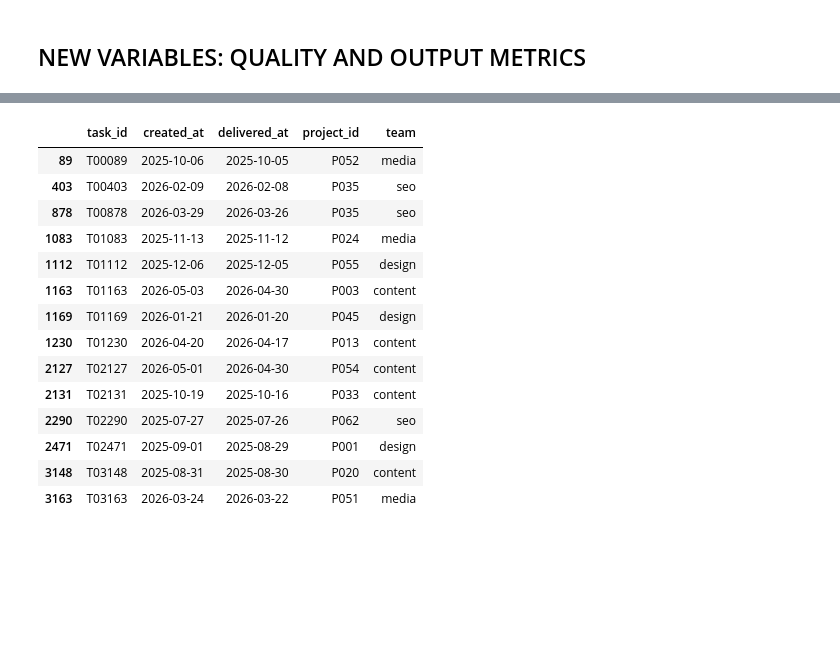
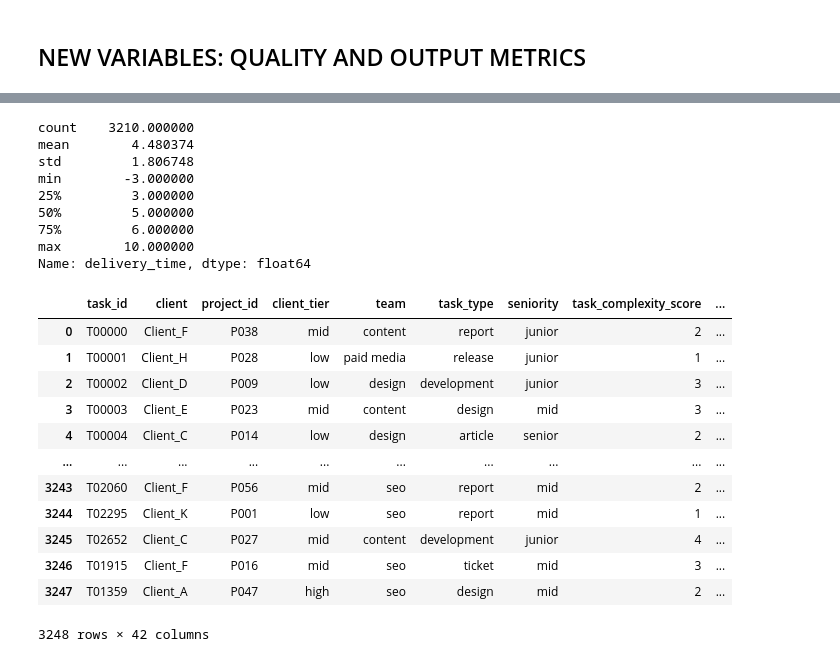
Before and after one commit to Cam-crt/FCM-Data-Alchemist, a Jupyter notebook: src/main.ipynb, the cells around one changed output, grey strips where cells are left out. Cells and saved outputs as stored; diff of their text form; code cells hidden in the pictures; blank space fills up the shorter version.

```diff
--- a/src/main.ipynb
+++ b/src/main.ipynb
@@ -1057,9 +1059,3 @@ plt.show()
 [figure]
 # %% [markdown]
 ## NEW VARIABLES: VALUE CREATION METRICS
-# %%
-raw_df["margin"] = raw_df["profit"] / raw_df["revenue"]
-raw_df["profit_per_hour"]= raw_df["profit"] / raw_df["hours_spent"]
-raw_df["revenue_per_hour"] = raw_df["revenue"] / raw_df["hours_spent"]
-
-# How much profit is generated for each dollar of revenue (margin)
@@ -1077,7 +1085,2 @@ raw_df["cost_ratio"] = raw_df["cost"] / raw_df["revenue"]
 # %% [markdown]
 ## NEW VARIABLES: QUALITY AND OUTPUT METRICS
-# %%
-raw_df["errors_per_hour"] = raw_df["errors"] / raw_df["hours_spent"]
-raw_df["revisions_per_hour"] = raw_df["revisions"] / raw_df["hours_spent"]
-
-# we can use also the column outcome_score tom evaluate quality
@@ -1086,24 +1125,14 @@ raw_df["revisions_per_hour"] = raw_df["revisions"] / raw_df["hours_spent"]
 # %%
-raw_df["delivery_time"]= (raw_df["delivered_at"] - raw_df["created_at"]).dt.days
-(raw_df['delivered_at'] < raw_df['created_at']).sum()
-col_to_see = ["task_id", "created_at", "delivered_at", "project_id", "team"]
+raw_df["ai_complexity"] = raw_df["task_complexity_score"] * raw_df["ai_usage_pct"]
 
-raw_df[raw_df["delivered_at"] < raw_df["created_at"]][col_to_see]
-
-# we need to handle these 14 negative values, probably they put the values of delivered_at and created_at in the wrong order
+# Task complexity is measured on a discrete scale from 1 to 5. This new column is a proxy to see whether the effectiveness of AI varies across different levels of complexity.
 # %% [output]
-|  | task_id | created_at | delivered_at | project_id | team |
-| 89 | T00089 | 2025-10-06 | 2025-10-05 | P052 | media |
-| 403 | T00403 | 2026-02-09 | 2026-02-08 | P035 | seo |
-| 878 | T00878 | 2026-03-29 | 2026-03-26 | P035 | seo |
-| 1083 | T01083 | 2025-11-13 | 2025-11-12 | P024 | media |
-| 1112 | T01112 | 2025-12-06 | 2025-12-05 | P055 | design |
-| 1163 | T01163 | 2026-05-03 | 2026-04-30 | P003 | content |
-| 1169 | T01169 | 2026-01-21 | 2026-01-20 | P045 | design |
-| 1230 | T01230 | 2026-04-20 | 2026-04-17 | P013 | content |
-| 2127 | T02127 | 2026-05-01 | 2026-04-30 | P054 | content |
-| 2131 | T02131 | 2025-10-19 | 2025-10-16 | P033 | content |
-| 2290 | T02290 | 2025-07-27 | 2025-07-26 | P062 | seo |
-| 2471 | T02471 | 2025-09-01 | 2025-08-29 | P001 | design |
-| 3148 | T03148 | 2025-08-31 | 2025-08-30 | P020 | content |
-| 3163 | T03163 | 2026-03-24 | 2026-03-22 | P051 | media |
+count    3210.000000
+mean        4.480374
+std         1.806748
+min        -3.000000
+25%         3.000000
+50%         5.000000
+75%         6.000000
+max        10.000000
+Name: delivery_time, dtype: float64
@@ -1113,0 +1139,22 @@ raw_df["ai_complexity"] = raw_df["task_complexity_score"] * raw_df["ai_usage_pct
+# %%
+raw_df["error_rate"] = raw_df["errors"] / raw_df["hours_spent"]
+
+#bins su ai_usage_pct: 0-20% /20-50% / 50%+ chiamandola ai_group
+raw_df["ai_group"] = pd.cut(raw_df["ai_usage_pct"], bins=[-1, 0.2, 0.5, 1], labels=["0-20%", "20-50%", "50%+"])
+raw_df["ai_group"].value_counts()
+
+raw_df
+# %% [output]
+|  | task_id | client | project_id | client_tier | team | task_type | seniority | task_complexity_score | ... |
+| 0 | T00000 | Client_F | P038 | mid | content | report | junior | 2 | ... |
+| 1 | T00001 | Client_H | P028 | low | paid media | release | junior | 1 | ... |
+| 2 | T00002 | Client_D | P009 | low | design | development | junior | 3 | ... |
+| 3 | T00003 | Client_E | P023 | mid | content | design | mid | 3 | ... |
+| 4 | T00004 | Client_C | P014 | low | design | article | senior | 2 | ... |
+| ... | ... | ... | ... | ... | ... | ... | ... | ... | ... |
+| 3243 | T02060 | Client_F | P056 | mid | seo | report | mid | 2 | ... |
+| 3244 | T02295 | Client_K | P001 | low | seo | report | mid | 1 | ... |
+| 3245 | T02652 | Client_C | P027 | mid | content | development | junior | 4 | ... |
+| 3246 | T01915 | Client_F | P016 | mid | seo | ticket | mid | 3 | ... |
+| 3247 | T01359 | Client_A | P047 | high | seo | design | mid | 2 | ... |
+3248 rows × 42 columns
```
Also changed, not shown: parts of 10 cells of this notebook.
